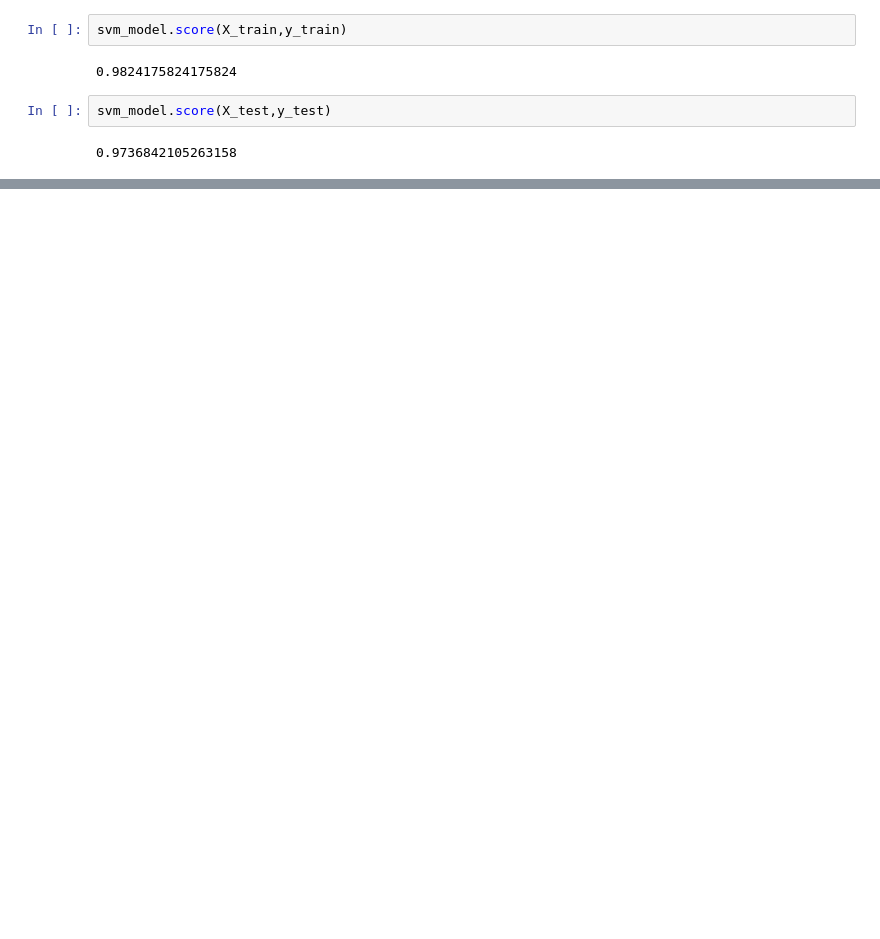
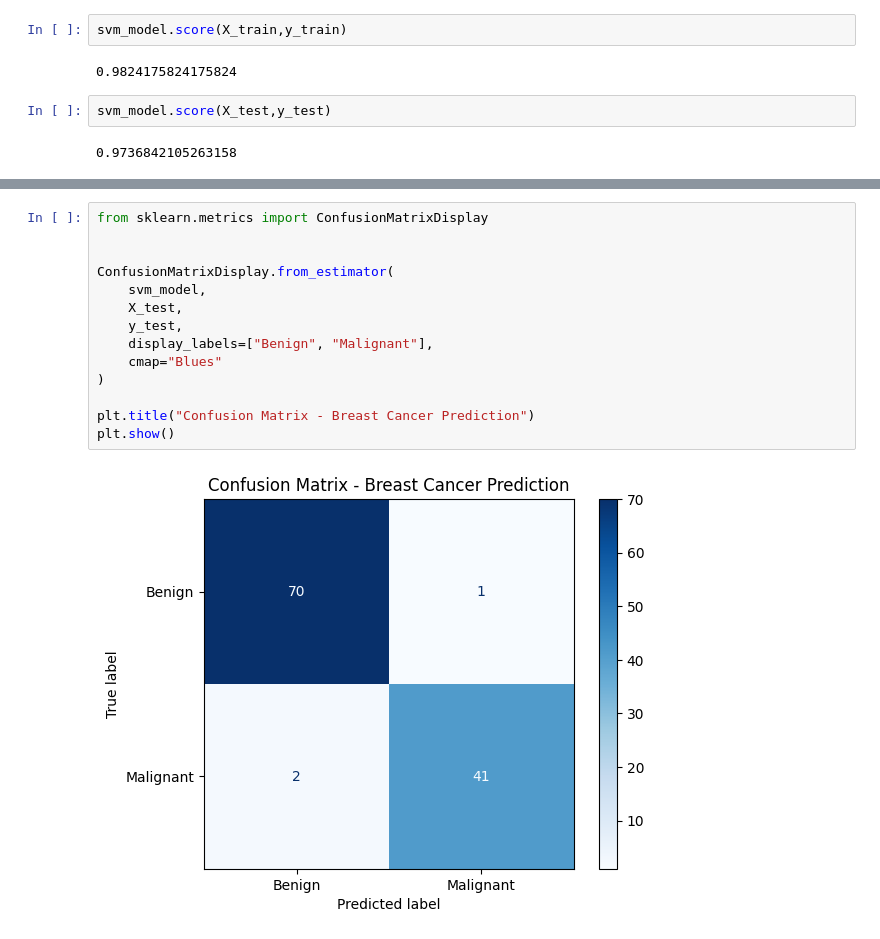
Before and after one commit to tuhinCr7/Support-Vector-Machines-SVM-, a Jupyter notebook: Breast_cancer_prediction_using_SVM.ipynb, the cells around one changed output, grey strips where cells are left out. Drawn from its saved outputs; the diff is of its cells as text; blank space fills up the shorter version.

Commit message:
Adding confusion metrix

```diff
--- a/Breast_cancer_prediction_using_SVM.ipynb
+++ b/Breast_cancer_prediction_using_SVM.ipynb
@@ -293,0 +321,16 @@ svm_model.score(X_test,y_test)
+# %%
+from sklearn.metrics import ConfusionMatrixDisplay
+
+
+ConfusionMatrixDisplay.from_estimator(
+    svm_model,
+    X_test,
+    y_test,
+    display_labels=["Benign", "Malignant"],
+    cmap="Blues"
+)
+
+plt.title("Confusion Matrix - Breast Cancer Prediction")
+plt.show()
+# %% [output]
+[figure, added]
```
Also changed, not shown: parts of 8 cells of this notebook.
